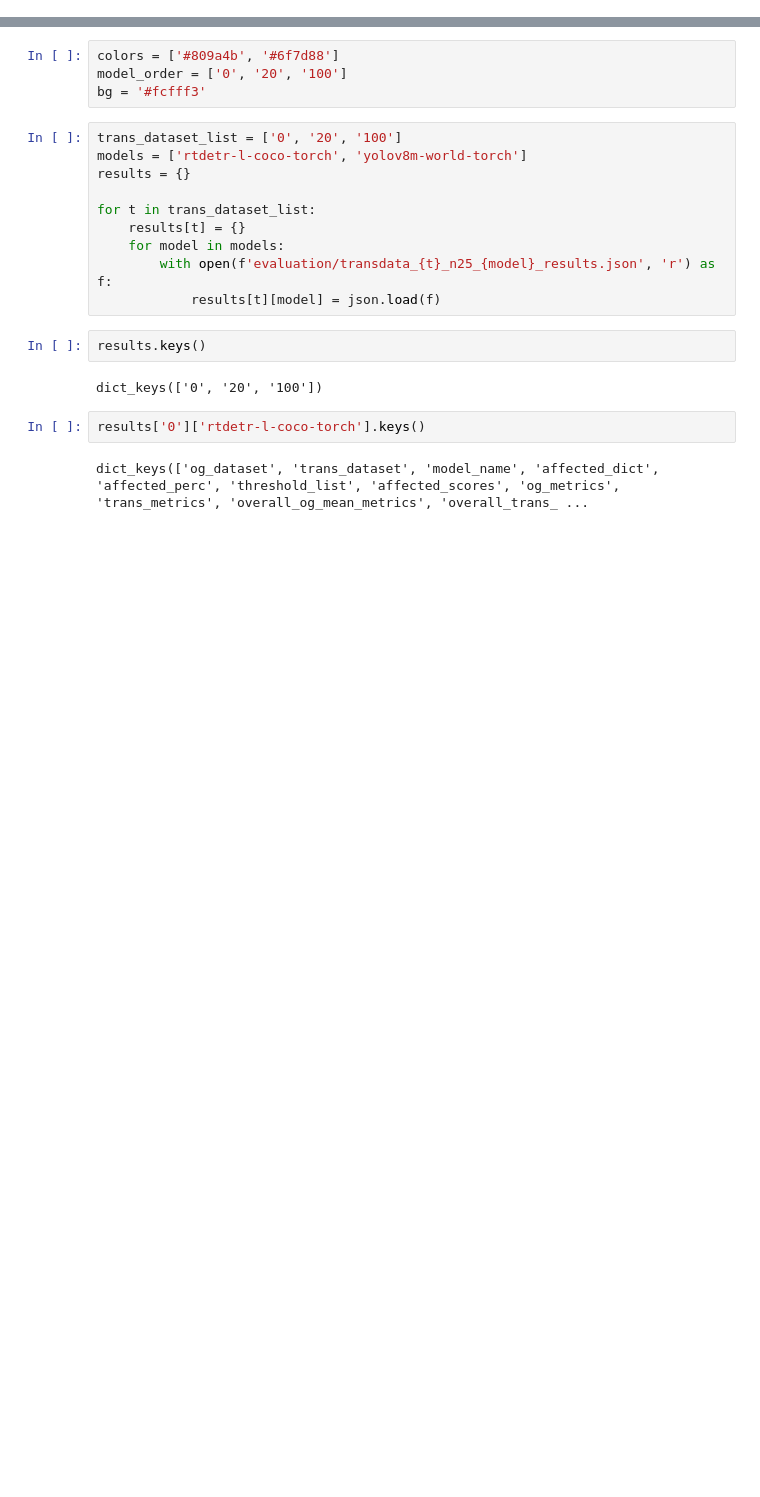
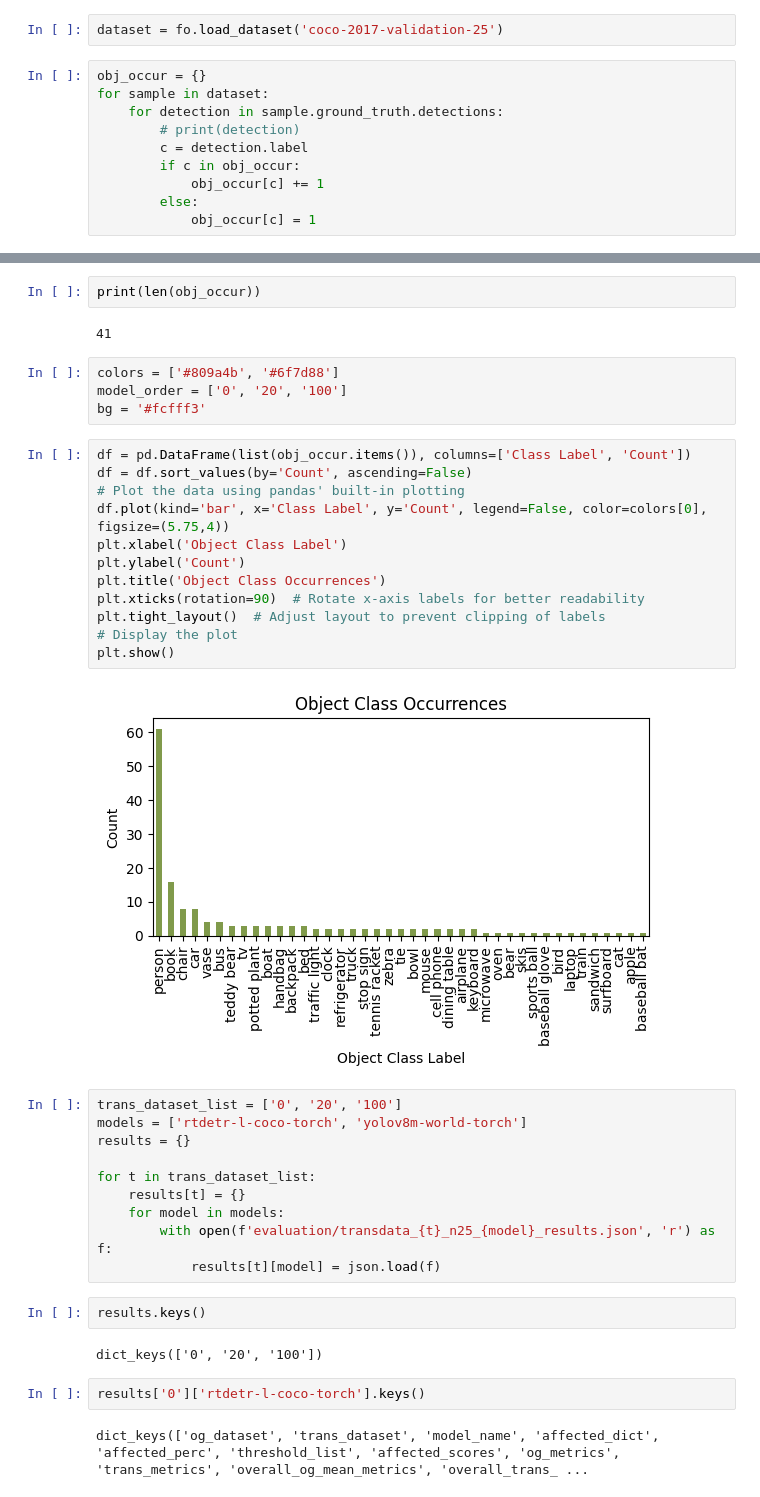
Before and after one commit to sofiesana/updog, a Jupyter notebook: analysis.ipynb, the cells around one changed output, grey strips where cells are left out. Drawn from its saved outputs; the diff is of its cells as text; blank space fills up the shorter version.

Commit message:
updated for class counts

```diff
--- a/analysis.ipynb
+++ b/analysis.ipynb
@@ -4,0 +9,12 @@ import matplotlib.pyplot as plt
+# %%
+dataset = fo.load_dataset('coco-2017-validation-25')
+# %%
+obj_occur = {}
+for sample in dataset:
+    for detection in sample.ground_truth.detections:
+        # print(detection)
+        c = detection.label
+        if c in obj_occur:
+            obj_occur[c] += 1
+        else:
+            obj_occur[c] = 1
@@ -5,7 +39,25 @@ import matplotlib.pyplot as plt
+# %%
+print(len(obj_occur))
+# %% [output]
+41
 # %%
 colors = ['#809a4b', '#6f7d88']
 model_order = ['0', '20', '100']
 bg = '#fcfff3'
+# %%
+df = pd.DataFrame(list(obj_occur.items()), columns=['Class Label', 'Count'])
+df = df.sort_values(by='Count', ascending=False)
+# Plot the data using pandas' built-in plotting
+df.plot(kind='bar', x='Class Label', y='Count', legend=False, color=colors[0], figsize=(5.75,4))
+plt.xlabel('Object Class Label')
+plt.ylabel('Count')
+plt.title('Object Class Occurrences')
+plt.xticks(rotation=90)  # Rotate x-axis labels for better readability
+plt.tight_layout()  # Adjust layout to prevent clipping of labels
+# Display the plot
+plt.show()
+# %% [output]
+[figure, added]
 # %%
 trans_dataset_list = ['0', '20', '100']
 models = ['rtdetr-l-coco-torch', 'yolov8m-world-torch']
```
Also changed, not shown: parts of 3 cells of this notebook.
